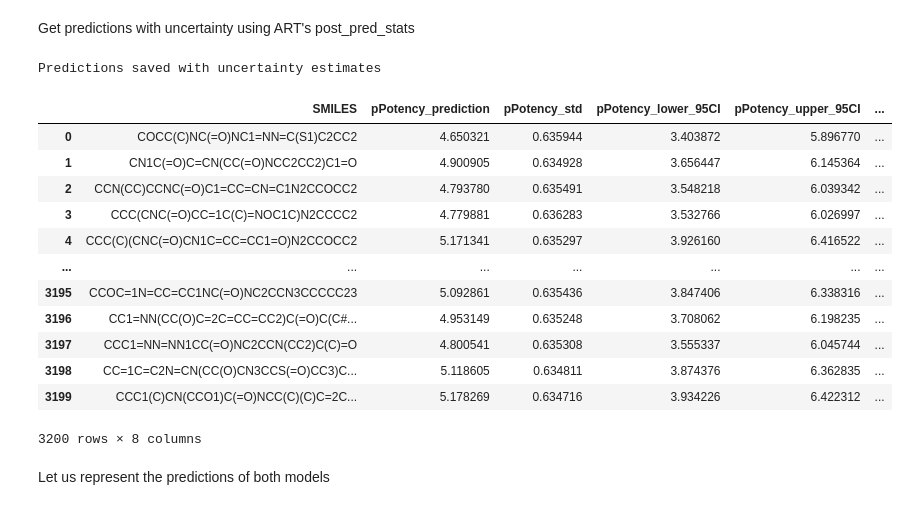
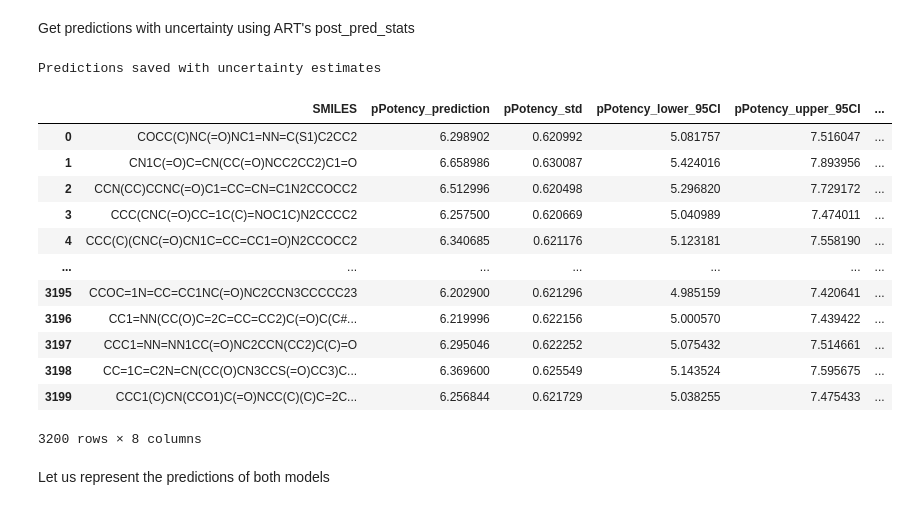
Before and after one commit to soumyadeepghosh35/DTRA_ART, a Jupyter notebook: DTRA_project_notebooks/Step5_ART_Ebola.ipynb, the cells around one changed output. Saved outputs shown, nothing was run; the diff lists cells and outputs as text; code cells hidden in the pictures.

```diff
--- a/DTRA_project_notebooks/Step5_ART_Ebola.ipynb
+++ b/DTRA_project_notebooks/Step5_ART_Ebola.ipynb
@@ -109,10 +109,10 @@ art_params = {
     'alpha': 0.5,
     'num_recommendations': 10,
     'max_mcmc_cores': 4,
-    'seed': 42,                    # Uncomment this to avoid a random seed
+    'seed': 42,
     'output_dir': artResultDir,
     'recommend': False,
-    'cross_val': True,
-    'num_tpot_models': 2,
+    'cross_val': False,
+    'num_tpot_models': 0,
 }
 # %% [markdown]
@@ -240,5 +181,0 @@ Load pre-trained ART model
-# %%
-ARTtrainedModelFile = os.path.join(artResultDir, 'art.cpkl')
-with open(ARTtrainedModelFile, 'rb') as f:
-    regr_pred = cloudpickle.load(f)
-print(f" ART model loaded from: {ARTtrainedModelFile}")
@@ -303,45 +218,45 @@ Get predictions with uncertainty using ART's post_pred_stats
 # Pass X1_lib (features)
 mean, std = art.post_pred_stats(smi_lib_EnamineDatasets_wMACAW)
 
 # Now use these for your results
-EnamineAntiviralsData_predicted = EnamineAntiviralsData.copy()
+EnamineAntiviralsData_predicted = combinedEbolaVirus_EnamineDatasets_wMACAW[['SMILES']].copy()
 EnamineAntiviralsData_predicted['pPotency_prediction'] = mean
 EnamineAntiviralsData_predicted['pPotency_std'] = std
 
 # Calculate 95% Confidence Intervals
 EnamineAntiviralsData_predicted['pPotency_lower_95CI'] = mean - 1.96 * std
 EnamineAntiviralsData_predicted['pPotency_upper_95CI'] = mean + 1.96 * std
 
 # Convert to IC50
 EnamineAntiviralsData_predicted['IC50(M)_prediction'] = 10 ** (-mean)
 EnamineAntiviralsData_predicted['IC50(M)_lower_95CI'] = 10 ** (-EnamineAntiviralsData_predicted['pPotency_upper_95CI'])
 EnamineAntiviralsData_predicted['IC50(M)_upper_95CI'] = 10 ** (-EnamineAntiviralsData_predicted['pPotency_lower_95CI'])
 
 # Select and save results
 EnamineAntiviralsData_predicted = EnamineAntiviralsData_predicted.filter(
     items=["SMILES", "pPotency_prediction", "pPotency_std",
            "pPotency_lower_95CI", "pPotency_upper_95CI",
            "IC50(M)_prediction", "IC50(M)_lower_95CI", "IC50(M)_upper_95CI"]
 )
 
 EnamineAntiviralsData_predicted.to_csv(os.path.join(resultsDir + "combinedEbolaVirus/combinedEbolaVirus_wART_EnamineDatasets_predicted_all.csv"), index=False)
 EnamineAntiviralsData_predicted[['SMILES']].to_csv(os.path.join(resultsDir + "combinedEbolaVirus/combinedEbolaVirus_wART_EnamineDatasets_predicted_all_SMILES.csv"), index=False)
 print(f"Predictions saved with uncertainty estimates")
 EnamineAntiviralsData_predicted
 # %% [output]
 Predictions saved with uncertainty estimates
 |  | SMILES | pPotency_prediction | pPotency_std | pPotency_lower_95CI | pPotency_upper_95CI | ... |
-| 0 | COCC(C)NC(=O)NC1=NN=C(S1)C2CC2 | 4.650321 | 0.635944 | 3.403872 | 5.896770 | ... |
-| 1 | CN1C(=O)C=CN(CC(=O)NCC2CC2)C1=O | 4.900905 | 0.634928 | 3.656447 | 6.145364 | ... |
-| 2 | CCN(CC)CCNC(=O)C1=CC=CN=C1N2CCOCC2 | 4.793780 | 0.635491 | 3.548218 | 6.039342 | ... |
-| 3 | CCC(CNC(=O)CC=1C(C)=NOC1C)N2CCCC2 | 4.779881 | 0.636283 | 3.532766 | 6.026997 | ... |
-| 4 | CCC(C)(CNC(=O)CN1C=CC=CC1=O)N2CCOCC2 | 5.171341 | 0.635297 | 3.926160 | 6.416522 | ... |
+| 0 | COCC(C)NC(=O)NC1=NN=C(S1)C2CC2 | 6.298902 | 0.620992 | 5.081757 | 7.516047 | ... |
+| 1 | CN1C(=O)C=CN(CC(=O)NCC2CC2)C1=O | 6.658986 | 0.630087 | 5.424016 | 7.893956 | ... |
+| 2 | CCN(CC)CCNC(=O)C1=CC=CN=C1N2CCOCC2 | 6.512996 | 0.620498 | 5.296820 | 7.729172 | ... |
+| 3 | CCC(CNC(=O)CC=1C(C)=NOC1C)N2CCCC2 | 6.257500 | 0.620669 | 5.040989 | 7.474011 | ... |
+| 4 | CCC(C)(CNC(=O)CN1C=CC=CC1=O)N2CCOCC2 | 6.340685 | 0.621176 | 5.123181 | 7.558190 | ... |
 | ... | ... | ... | ... | ... | ... | ... |
-| 3195 | CCOC=1N=CC=CC1NC(=O)NC2CCN3CCCCC23 | 5.092861 | 0.635436 | 3.847406 | 6.338316 | ... |
-| 3196 | CC1=NN(CC(O)C=2C=CC=CC2)C(=O)C(C#... | 4.953149 | 0.635248 | 3.708062 | 6.198235 | ... |
-| 3197 | CCC1=NN=NN1CC(=O)NC2CCN(CC2)C(C)=O | 4.800541 | 0.635308 | 3.555337 | 6.045744 | ... |
-| 3198 | CC=1C=C2N=CN(CC(O)CN3CCS(=O)CC3)C... | 5.118605 | 0.634811 | 3.874376 | 6.362835 | ... |
-| 3199 | CCC1(C)CN(CCO1)C(=O)NCC(C)(C)C=2C... | 5.178269 | 0.634716 | 3.934226 | 6.422312 | ... |
+| 3195 | CCOC=1N=CC=CC1NC(=O)NC2CCN3CCCCC23 | 6.202900 | 0.621296 | 4.985159 | 7.420641 | ... |
+| 3196 | CC1=NN(CC(O)C=2C=CC=CC2)C(=O)C(C#... | 6.219996 | 0.622156 | 5.000570 | 7.439422 | ... |
+| 3197 | CCC1=NN=NN1CC(=O)NC2CCN(CC2)C(C)=O | 6.295046 | 0.622252 | 5.075432 | 7.514661 | ... |
+| 3198 | CC=1C=C2N=CN(CC(O)CN3CCS(=O)CC3)C... | 6.369600 | 0.625549 | 5.143524 | 7.595675 | ... |
+| 3199 | CCC1(C)CN(CCO1)C(=O)NCC(C)(C)C=2C... | 6.256844 | 0.621729 | 5.038255 | 7.475433 | ... |
 3200 rows × 8 columns
 # %% [markdown]
 Let us represent the predictions of both models
```
Also changed, not shown: parts of 115 cells of this notebook.
